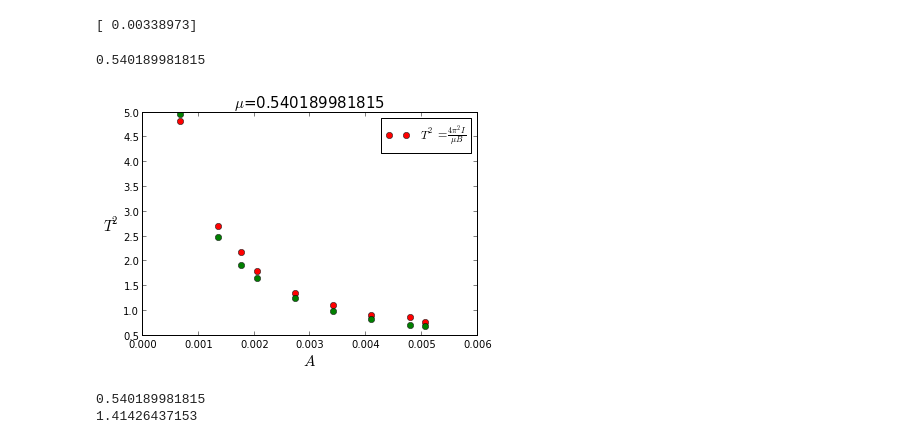
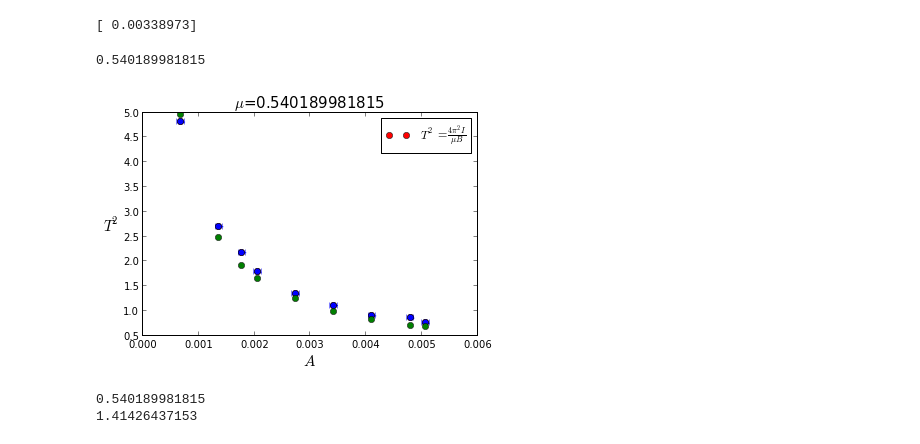
Before and after one commit to daniel-lozano/lab-intermedio, a Jupyter notebook: torque/Magnetico.ipynb, the cells around one changed output. Saved outputs shown, nothing was run; the diff lists cells and outputs as text; code cells hidden in the pictures.

```diff
--- a/torque/Magnetico.ipynb
+++ b/torque/Magnetico.ipynb
@@ -230,18 +233,22 @@ for i in range(len(B)):
 # %%
 plot(B,T2,"ro",label="$T^2=\\frac{4\pi^{2}I}{\mu B}$")
 #plot(B,fit,"b")
+err_x=c*0.05
+err_y=2*0.005
+errorbar(B, T2, xerr=err_x, yerr=err_y, fmt='o')
 plot(B,fit,"go")
 xlabel("$A$",size=15)
 ylabel("$T^{2}$",rotation="horizontal",size=15)
 legend()
 mu=4*(pi**2)*I/valores[0]
 print mu
 #errorbar.
+
 title("$\mu$="+str(mu),size=15)
 savefig("dos.png")
 # %% [output]
 0.540189981815
-[figure, old version]
+[figure, new version]
 # %%
 mu=4*(pi**2)*I/valores[0]
 print mu
```
Also changed, not shown: parts of 2 cells of this notebook, 3 other files.
